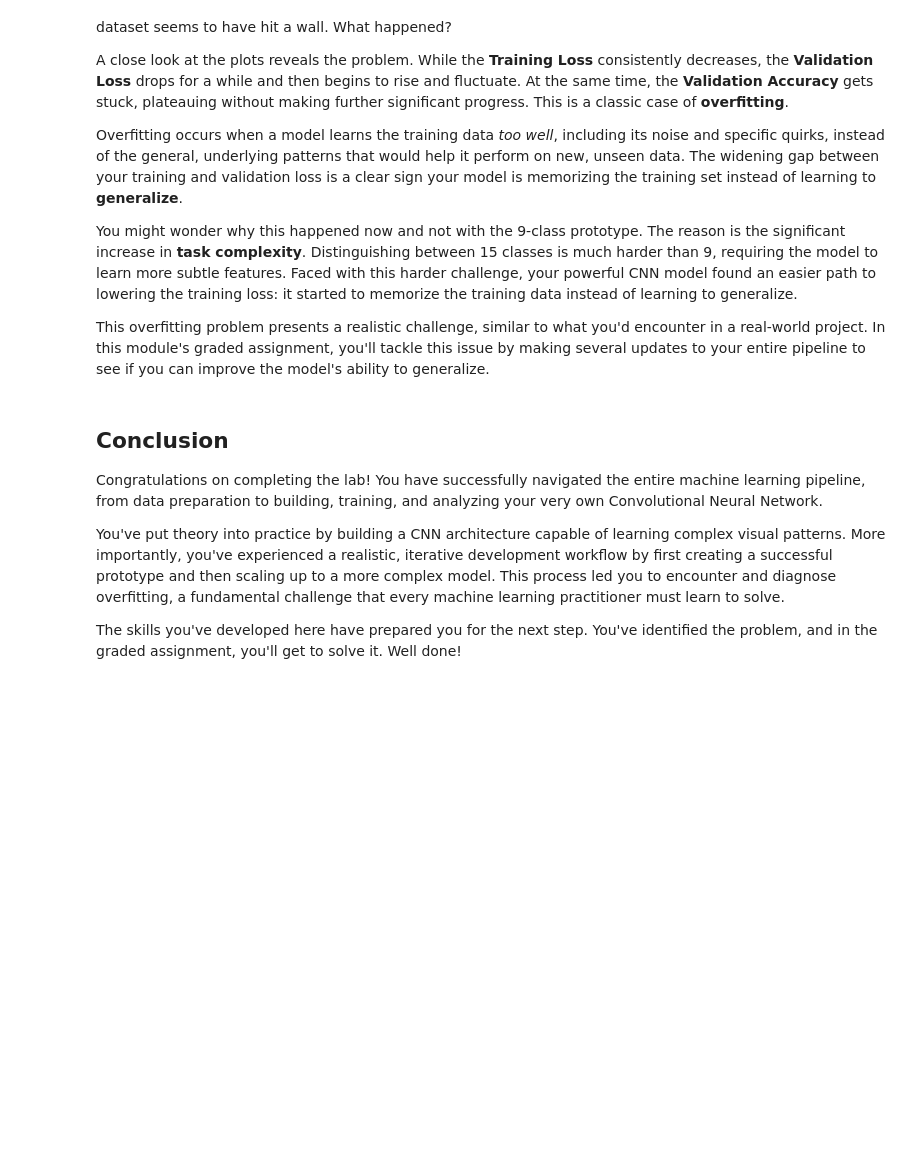
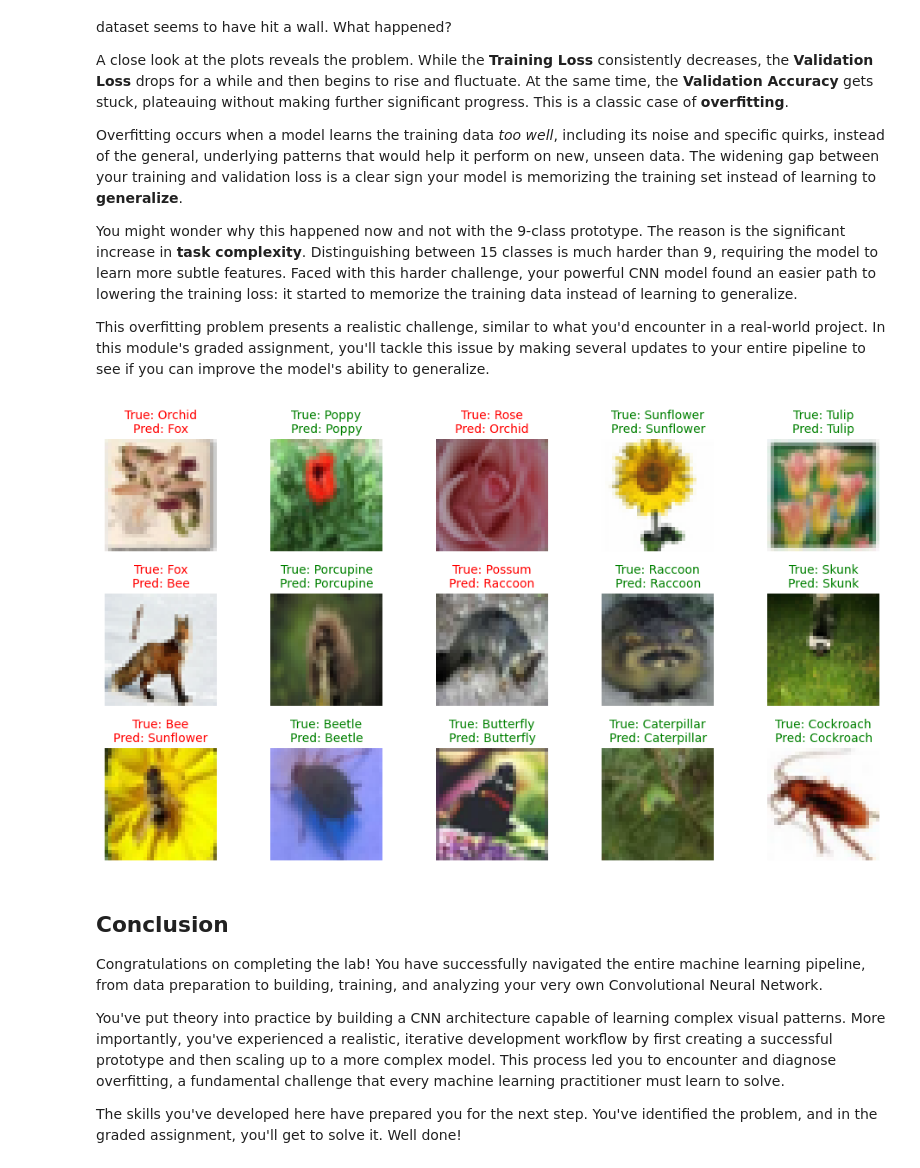
Before and after one commit to Arash-Razi/PyTorch-specialization, a Jupyter notebook: Coursera - PyTorch Fundamentals 2025-11/04_core-neural-network-components/Labs/Lab1/C1_M4_Lab_1_cnn_nature_classifier.ipynb, the cells around one changed output. Drawn from its saved outputs; the diff is of its cells as text; code cells hidden in the pictures; blank space fills up the shorter version.

```diff
--- a/Coursera - PyTorch Fundamentals 2025-11/04_core-neural-network-components/Labs/Lab1/C1_M4_Lab_1_cnn_nature_classifier.ipynb
+++ b/Coursera - PyTorch Fundamentals 2025-11/04_core-neural-network-components/Labs/Lab1/C1_M4_Lab_1_cnn_nature_classifier.ipynb
@@ -502,5 +519,5 @@ all_target_classes = [
 ]
 
 # Load the full datasets.
-train_dataset, val_dataset = helper_utils.load_cifar100_subset(all_target_classes, train_transform, val_transform, "/tmp/cifar_100")
+train_dataset, val_dataset = helper_utils.load_cifar100_subset(all_target_classes, train_transform, val_transform, "./data")
 # %% [output]
@@ -612,14 +631,16 @@ You might wonder why this happened now and not with the 9-class prototype. The r
 
 This overfitting problem presents a realistic challenge, similar to what you'd encounter in a real-world project. In this module's graded assignment, you'll tackle this issue by making several updates to your entire pipeline to see if you can improve the model's ability to generalize.
 # %%
-# ### Optional: Uncomment and run this cell to see the predictions made by the full model
+### Optional: Uncomment and run this cell to see the predictions made by the full model
 
-# helper_utils.visualise_predictions(
-#     model=trained_model,
-#     data_loader=val_loader,
-#     device=device,
-#     grid=(3, 5)
-# )
+helper_utils.visualise_predictions(
+    model=trained_model,
+    data_loader=val_loader,
+    device=device,
+    grid=(3, 5)
+)
+# %% [output]
+[figure, added]
 # %% [markdown]
 ## Conclusion
 
```
Also changed, not shown: parts of 11 cells of this notebook, 1 other file.
